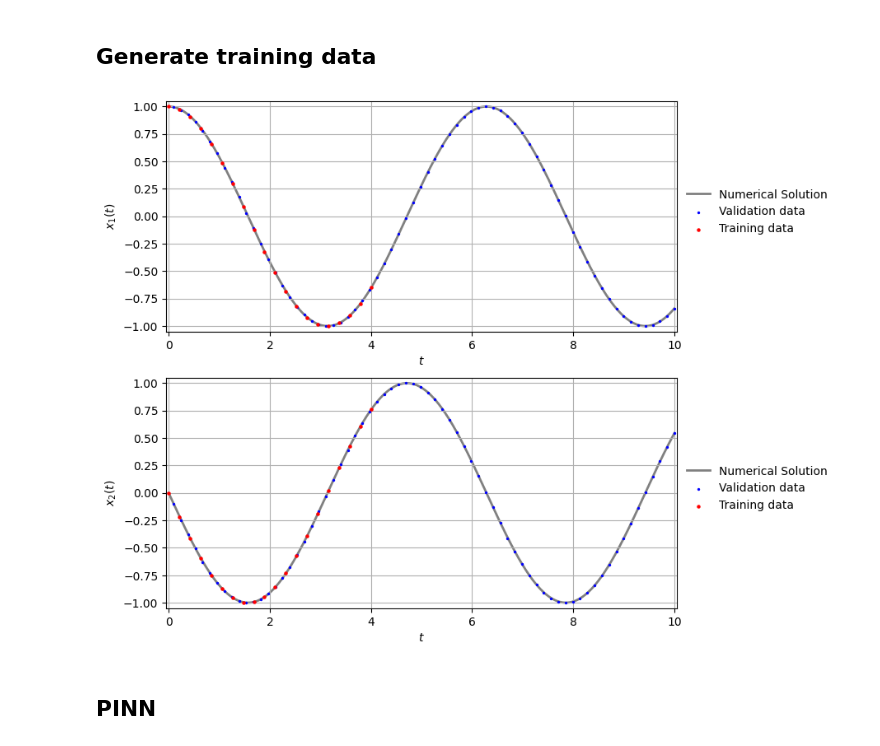
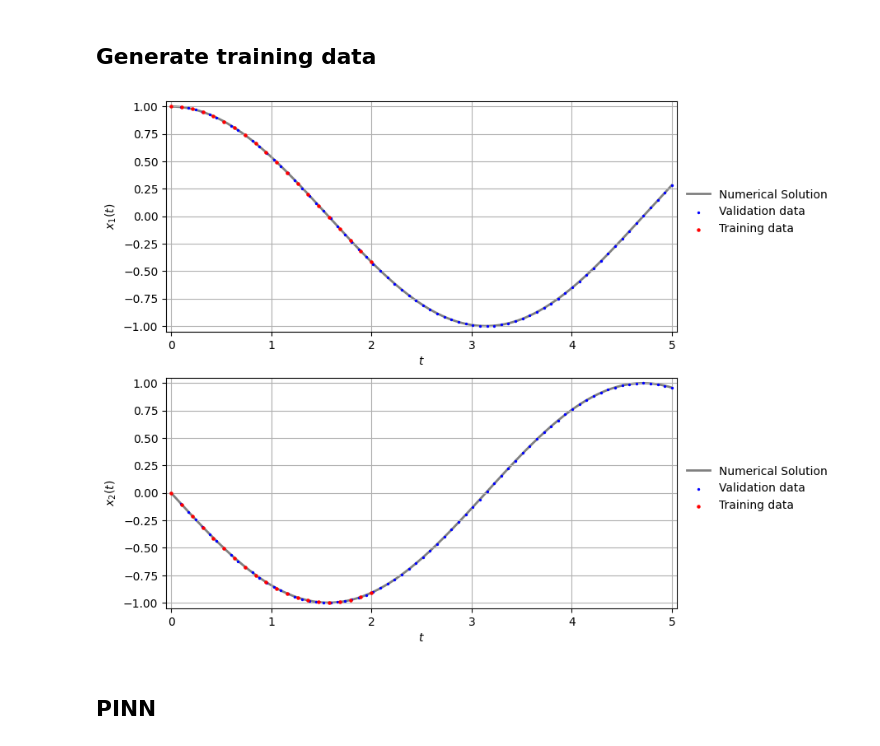
Before and after one commit to Mehdi-Haned/PINNs-Spring2025, a Jupyter notebook: systems/PINN_systems.ipynb, the cells around one changed output. Cells and saved outputs as stored; diff of their text form; code cells hidden in the pictures.

```diff
--- a/systems/PINN_systems.ipynb
+++ b/systems/PINN_systems.ipynb
@@ -21,14 +21,20 @@ X0 = [1, 0]
 
 # time domain
 ti = 0
-tf = 10
+tf = 5
 N  = 1000
 
 t = torch.linspace(ti, tf, N).view(-1,1)
 
+def f1(x1, x2):
+    return x2
+
+def f2(x1, x2):
+    return -x1
+
 # Numerical Solution
 def ODE(X, t):
-    dXdt = [X[1], -X[0]]
+    dXdt = [f1(X[0], X[1]), f2(X[0], X[1])]
     return dXdt
 
 solution = torch.from_numpy(odeint(ODE, X0, t.numpy().flatten())).view(-1,2)
@@ -50,33 +56,33 @@ x2_data = training_data[:,1].view(-1,1)
 N_validation = 70
 t_val  = torch.linspace(ti+0.1, tf, N_validation).view(-1,1)
 validation_data = solution[torch.searchsorted(t.flatten(), t_val.flatten()), :]
 x1_val = validation_data[:,0].view(-1,1)
 x2_val = validation_data[:,1].view(-1,1)
 
 fig, axes = plt.subplots(nrows=2, ncols=1, figsize=(8, 8))
 
 axes[0].plot(t, x1, label="Numerical Solution", color='grey', lw=2, alpha=1, linestyle='-', zorder=1)
 axes[0].scatter(t_val, x1_val, color="blue", label="Validation data", s=2, zorder=2)
 axes[0].scatter(t_data, x1_data, color="red", label="Training data", s=5, zorder=3)
 axes[0].set_xlim(ti-.05, tf+0.05)
 axes[0].set_ylim(-x1_max-.05, x1_max+0.05)
 axes[0].set_xlabel('$t$')
 axes[0].set_ylabel('$x_1(t)$')
 axes[0].legend(frameon=False, loc=(1.01, 0.40))
 axes[0].grid()
 
 axes[1].plot(t, x2, label="Numerical Solution", color='grey', lw=2, alpha=1, linestyle='-', zorder=1)
 axes[1].scatter(t_val, x2_val, color="blue", label="Validation data", s=2, zorder=2)
 axes[1].scatter(t_data, x2_data, color="red", label="Training data", s=5, zorder=3)
 axes[1].set_xlim(ti-.05, tf+0.05)
 axes[1].set_ylim(-x2_max-.05, x2_max+0.05)
 axes[1].set_xlabel('$t$')
 axes[1].set_ylabel('$x_2(t)$')
 axes[1].legend(frameon=False, loc=(1.01, 0.40))
 axes[1].grid()
 
 plt.show()
 # %% [output]
-[figure, old version]
+[figure, new version]
 # %% [markdown]
 ## PINN
```
Also changed, not shown: parts of 5 cells of this notebook, 1 other file.
